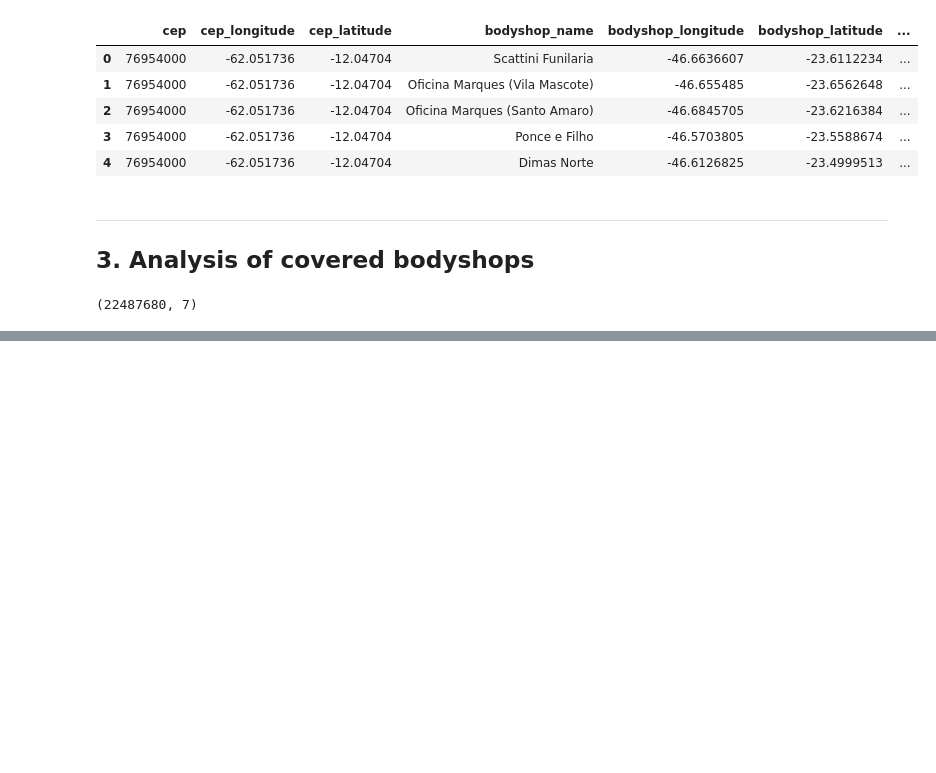
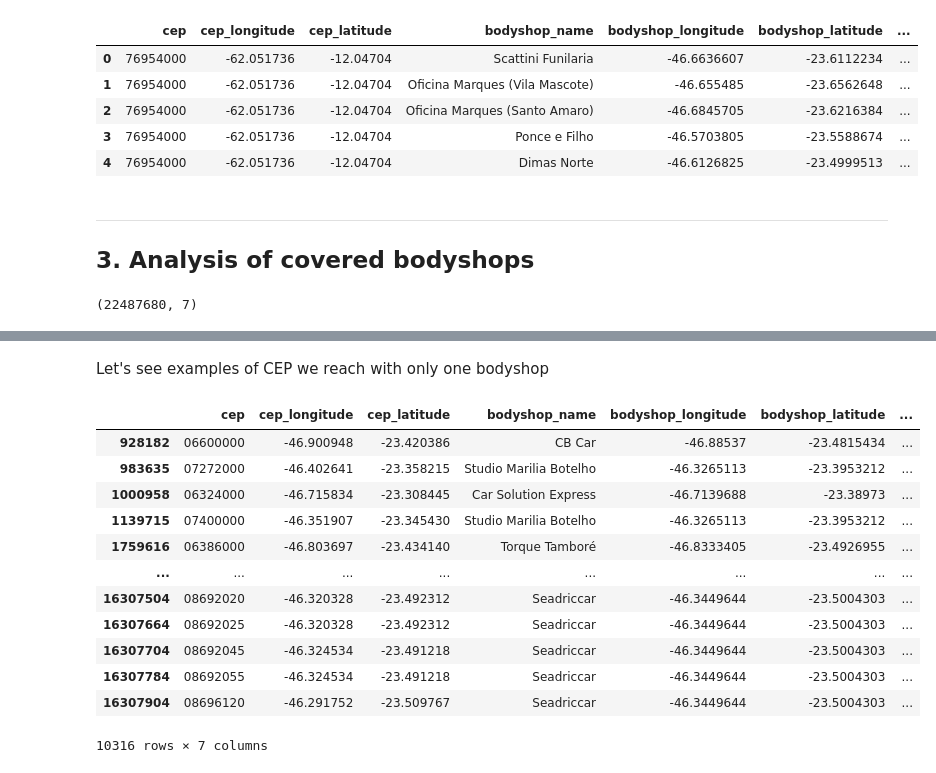
Before and after one commit to AlbertoSCF/location_data_analysis, a Jupyter notebook: 1-cep_codes_table.ipynb, the cells around one changed output, grey strips where cells are left out. Drawn from its saved outputs; the diff is of its cells as text; code cells hidden in the pictures; blank space fills up the shorter version.

```diff
--- a/1-cep_codes_table.ipynb
+++ b/1-cep_codes_table.ipynb
@@ -111,0 +145,18 @@ output[output['distance_meters']<10000]
+# %% [markdown]
+Let's see examples of CEP we reach with only one bodyshop
+# %%
+ceps_in_range[ceps_in_range.cep.isin(ceps_in_range.cep.value_counts().loc[(ceps_in_range.cep.value_counts()==1)].index)]
+# %% [output]
+|  | cep | cep_longitude | cep_latitude | bodyshop_name | bodyshop_longitude | bodyshop_latitude | ... |
+| 928182 | 06600000 | -46.900948 | -23.420386 | CB Car | -46.88537 | -23.4815434 | ... |
+| 983635 | 07272000 | -46.402641 | -23.358215 | Studio Marilia Botelho | -46.3265113 | -23.3953212 | ... |
+| 1000958 | 06324000 | -46.715834 | -23.308445 | Car Solution Express | -46.7139688 | -23.38973 | ... |
+| 1139715 | 07400000 | -46.351907 | -23.345430 | Studio Marilia Botelho | -46.3265113 | -23.3953212 | ... |
+| 1759616 | 06386000 | -46.803697 | -23.434140 | Torque Tamboré | -46.8333405 | -23.4926955 | ... |
+| ... | ... | ... | ... | ... | ... | ... | ... |
+| 16307504 | 08692020 | -46.320328 | -23.492312 | Seadriccar | -46.3449644 | -23.5004303 | ... |
+| 16307664 | 08692025 | -46.320328 | -23.492312 | Seadriccar | -46.3449644 | -23.5004303 | ... |
+| 16307704 | 08692045 | -46.324534 | -23.491218 | Seadriccar | -46.3449644 | -23.5004303 | ... |
+| 16307784 | 08692055 | -46.324534 | -23.491218 | Seadriccar | -46.3449644 | -23.5004303 | ... |
+| 16307904 | 08696120 | -46.291752 | -23.509767 | Seadriccar | -46.3449644 | -23.5004303 | ... |
+10316 rows × 7 columns
```
Also changed, not shown: parts of 11 cells of this notebook, 1 other file.
